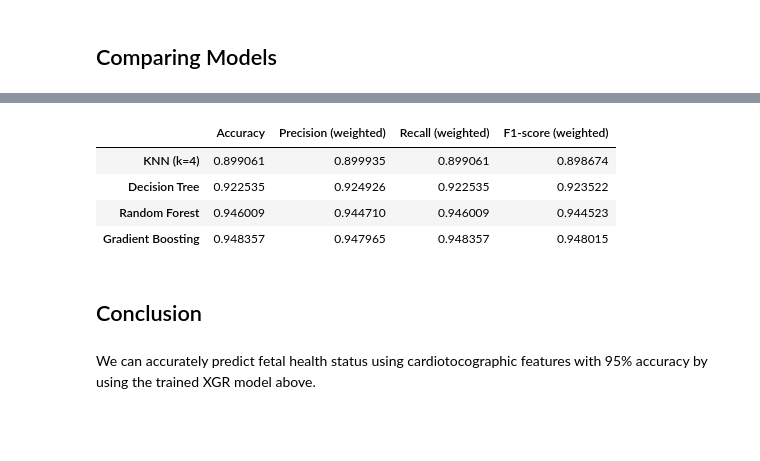
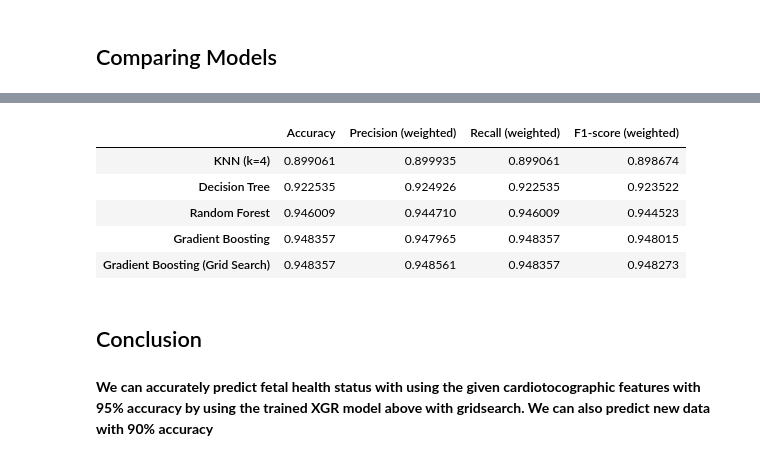
Before and after one commit to ShaneBollinger/Fetal-ANS-Health-Prediction-Project, a Jupyter notebook: TCS__Reproductive_Medicine_ipynb.ipynb, the cells around one changed output, grey strips where cells are left out. Drawn from its saved outputs; the diff is of its cells as text; code cells hidden in the pictures; blank space fills up the shorter version.

```diff
--- a/TCS__Reproductive_Medicine_ipynb.ipynb
+++ b/TCS__Reproductive_Medicine_ipynb.ipynb
@@ -288,0 +290,25 @@ weighted avg       0.95      0.95      0.95       426
+# %%
+from sklearn.model_selection import GridSearchCV
+
+param_grid = {
+    'n_estimators': [100, 200],
+    'learning_rate': [0.01, 0.1],
+    'max_depth': [3,5],
+    'subsample': [0.8, 1.0],
+    'min_samples_split': [2,5]
+    }
+
+grid_search = GridSearchCV(estimator=gb_model,
+                           param_grid=param_grid,
+                           cv=5, #5 fold cross validation
+                           scoring='accuracy',
+                           n_jobs = -1,
+                           verbose = 1)
+grid_search.fit(X_train, y_train)
+
+print("Best Parameters:", grid_search.best_params_)
+print("Best Score:", grid_search.best_score_)
+
+best_gb_model = grid_search.best_estimator_
+test_score = best_gb_model.score(X_test, y_test)
+print("Test Score:", test_score)
@@ -288,0 +320,5 @@ weighted avg       0.95      0.95      0.95       426
+# %%
+#Reevaluating Classifcation Report Scores
+print("Classification Report Using Gridsearch CV")
+pred = best_gb_model.predict(X_test)
+print(classification_report(y_test, pred))
@@ -294,7 +362,8 @@ models = {
     "KNN (k=4)": y_pred_knn,
     "Decision Tree": y_pred_dt,
     "Random Forest": y_pred_rf,
-    "Gradient Boosting": y_pred_gb
+    "Gradient Boosting": y_pred_gb,
+    "Gradient Boosting (Grid Search)": pred # Using the predictions from the best_gb_model
 }
 
 for model_name, y_pred in models.items():
@@ -316,34 +386,36 @@ for model_name, y_pred in models.items():
 # %%
 #Comparison of classifcation report scores for each model
 
 models_predictions = {
     "KNN (k=4)": y_pred_knn,
     "Decision Tree": y_pred_dt,
     "Random Forest": y_pred_rf,
-    "Gradient Boosting": y_pred_gb
+    "Gradient Boosting": y_pred_gb,
+    "Gradient Boosting (Grid Search)": pred # Use predictions from the best_gb_model
 }
 
 comparison_metrics = {}
 
 for model_name, y_pred in models_predictions.items():
     report = classification_report(y_test, y_pred, output_dict=True)
     comparison_metrics[model_name] = {
         'Accuracy': report['accuracy'],
         'Precision (weighted)': report['weighted avg']['precision'],
         'Recall (weighted)': report['weighted avg']['recall'],
         'F1-score (weighted)': report['weighted avg']['f1-score']
     }
 
 comparison_df = pd.DataFrame(comparison_metrics).T
 
 display(comparison_df)
 # %% [output]
 |  | Accuracy | Precision (weighted) | Recall (weighted) | F1-score (weighted) |
 | KNN (k=4) | 0.899061 | 0.899935 | 0.899061 | 0.898674 |
 | Decision Tree | 0.922535 | 0.924926 | 0.922535 | 0.923522 |
 | Random Forest | 0.946009 | 0.944710 | 0.946009 | 0.944523 |
 | Gradient Boosting | 0.948357 | 0.947965 | 0.948357 | 0.948015 |
+| Gradient Boosting (Grid Search) | 0.948357 | 0.948561 | 0.948357 | 0.948273 |
 # %% [markdown]
 ## Conclusion
 # %% [markdown]
-We can accurately predict fetal health status using cardiotocographic features with 95% accuracy by using the trained XGR model above.
+**We can accurately predict fetal health status with using the given cardiotocographic features with 95% accuracy by using the trained XGR model above with gridsearch. We can also predict new data with 90% accuracy**
```
Also changed, not shown: parts of 9 cells of this notebook.
